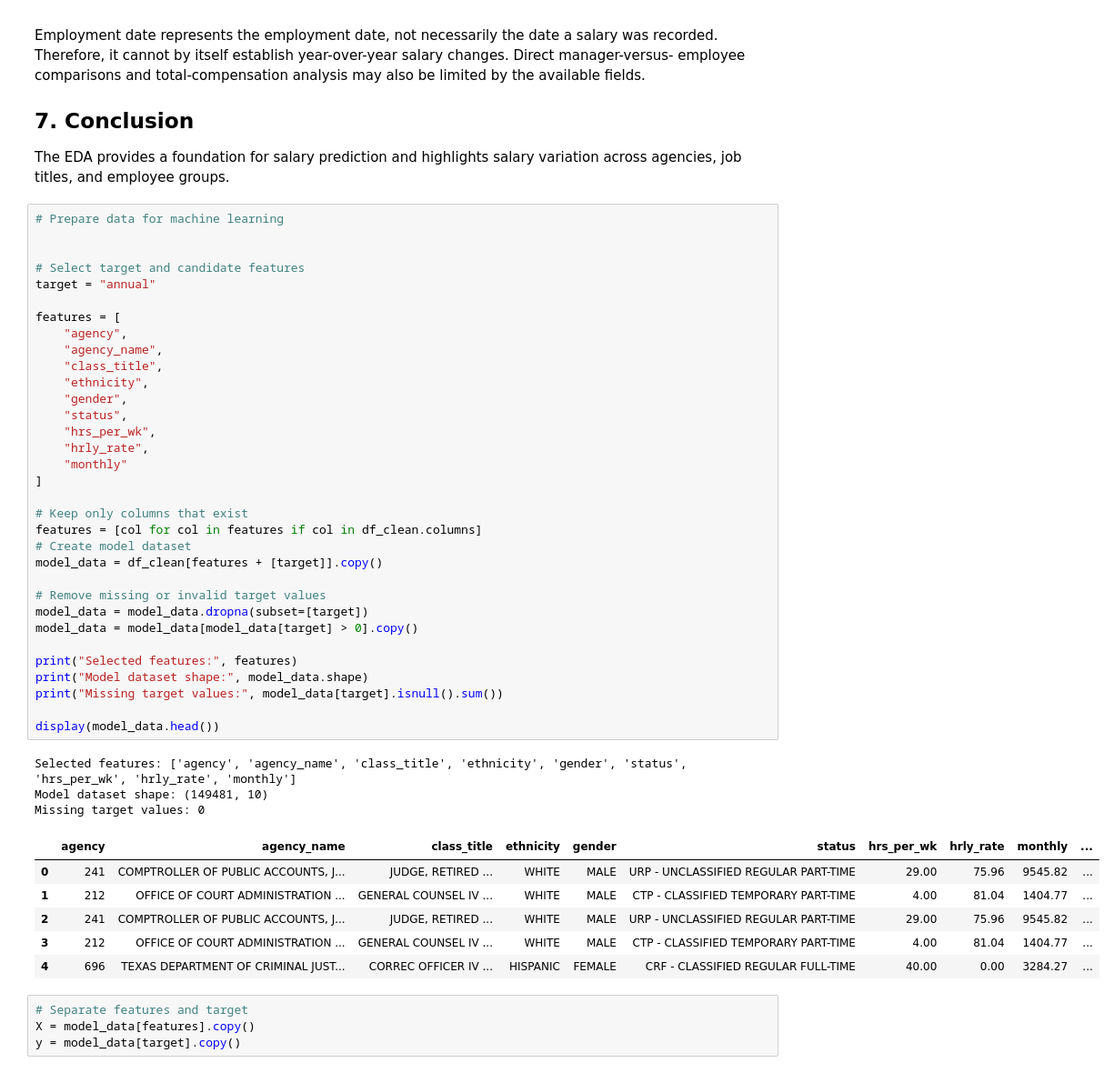
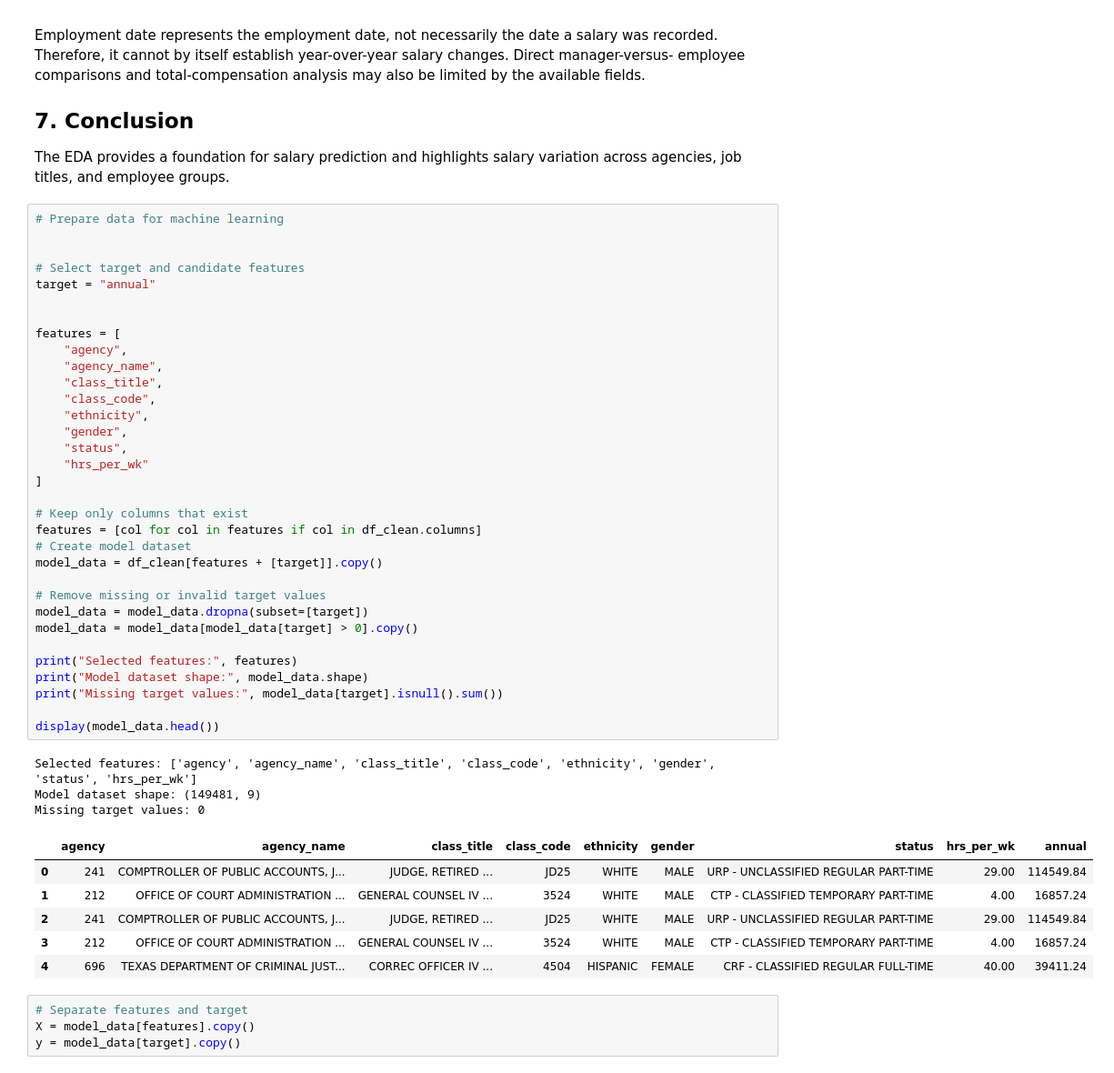
Before and after one commit to sujal-5104/Texas-Salary-Prediction, a Jupyter notebook: Texas_Employee_Salary_Prediction.ipynb, the cells around one changed output. Shown at 91% size. Cells and saved outputs as stored; diff of their text form.

Commit message:
Update notebook with corrected features and evaluation

```diff
--- a/Texas_Employee_Salary_Prediction.ipynb
+++ b/Texas_Employee_Salary_Prediction.ipynb
@@ -1029,44 +1029,44 @@ salary variation across agencies, job titles, and employee groups.
 
 
 # Select target and candidate features
 target = "annual"
 
+
 features = [
     "agency",
     "agency_name",
     "class_title",
+    "class_code",
     "ethnicity",
     "gender",
     "status",
-    "hrs_per_wk",
-    "hrly_rate",
-    "monthly"
+    "hrs_per_wk"
 ]
 
 # Keep only columns that exist
 features = [col for col in features if col in df_clean.columns]
 # Create model dataset
 model_data = df_clean[features + [target]].copy()
 
 # Remove missing or invalid target values
 model_data = model_data.dropna(subset=[target])
 model_data = model_data[model_data[target] > 0].copy()
 
 print("Selected features:", features)
 print("Model dataset shape:", model_data.shape)
 print("Missing target values:", model_data[target].isnull().sum())
 
 display(model_data.head())
 # %% [output]
-Selected features: ['agency', 'agency_name', 'class_title', 'ethnicity', 'gender', 'status', 'hrs_per_wk', 'hrly_rate', 'monthly']
-Model dataset shape: (149481, 10)
+Selected features: ['agency', 'agency_name', 'class_title', 'class_code', 'ethnicity', 'gender', 'status', 'hrs_per_wk']
+Model dataset shape: (149481, 9)
 Missing target values: 0
-|  | agency | agency_name | class_title | ethnicity | gender | status | hrs_per_wk | hrly_rate | monthly | ... |
-| 0 | 241 | COMPTROLLER OF PUBLIC ACCOUNTS, J... | JUDGE, RETIRED ... | WHITE | MALE | URP - UNCLASSIFIED REGULAR PART-TIME | 29.00 | 75.96 | 9545.82 | ... |
-| 1 | 212 | OFFICE OF COURT ADMINISTRATION ... | GENERAL COUNSEL IV ... | WHITE | MALE | CTP - CLASSIFIED TEMPORARY PART-TIME | 4.00 | 81.04 | 1404.77 | ... |
-| 2 | 241 | COMPTROLLER OF PUBLIC ACCOUNTS, J... | JUDGE, RETIRED ... | WHITE | MALE | URP - UNCLASSIFIED REGULAR PART-TIME | 29.00 | 75.96 | 9545.82 | ... |
-| 3 | 212 | OFFICE OF COURT ADMINISTRATION ... | GENERAL COUNSEL IV ... | WHITE | MALE | CTP - CLASSIFIED TEMPORARY PART-TIME | 4.00 | 81.04 | 1404.77 | ... |
-| 4 | 696 | TEXAS DEPARTMENT OF CRIMINAL JUST... | CORREC OFFICER IV ... | HISPANIC | FEMALE | CRF - CLASSIFIED REGULAR FULL-TIME | 40.00 | 0.00 | 3284.27 | ... |
+|  | agency | agency_name | class_title | class_code | ethnicity | gender | status | hrs_per_wk | annual |
+| 0 | 241 | COMPTROLLER OF PUBLIC ACCOUNTS, J... | JUDGE, RETIRED ... | JD25 | WHITE | MALE | URP - UNCLASSIFIED REGULAR PART-TIME | 29.00 | 114549.84 |
+| 1 | 212 | OFFICE OF COURT ADMINISTRATION ... | GENERAL COUNSEL IV ... | 3524 | WHITE | MALE | CTP - CLASSIFIED TEMPORARY PART-TIME | 4.00 | 16857.24 |
+| 2 | 241 | COMPTROLLER OF PUBLIC ACCOUNTS, J... | JUDGE, RETIRED ... | JD25 | WHITE | MALE | URP - UNCLASSIFIED REGULAR PART-TIME | 29.00 | 114549.84 |
+| 3 | 212 | OFFICE OF COURT ADMINISTRATION ... | GENERAL COUNSEL IV ... | 3524 | WHITE | MALE | CTP - CLASSIFIED TEMPORARY PART-TIME | 4.00 | 16857.24 |
+| 4 | 696 | TEXAS DEPARTMENT OF CRIMINAL JUST... | CORREC OFFICER IV ... | 4504 | HISPANIC | FEMALE | CRF - CLASSIFIED REGULAR FULL-TIME | 40.00 | 39411.24 |
 # %%
 # Separate features and target
 X = model_data[features].copy()
```
Also changed, not shown: parts of 26 cells of this notebook.
